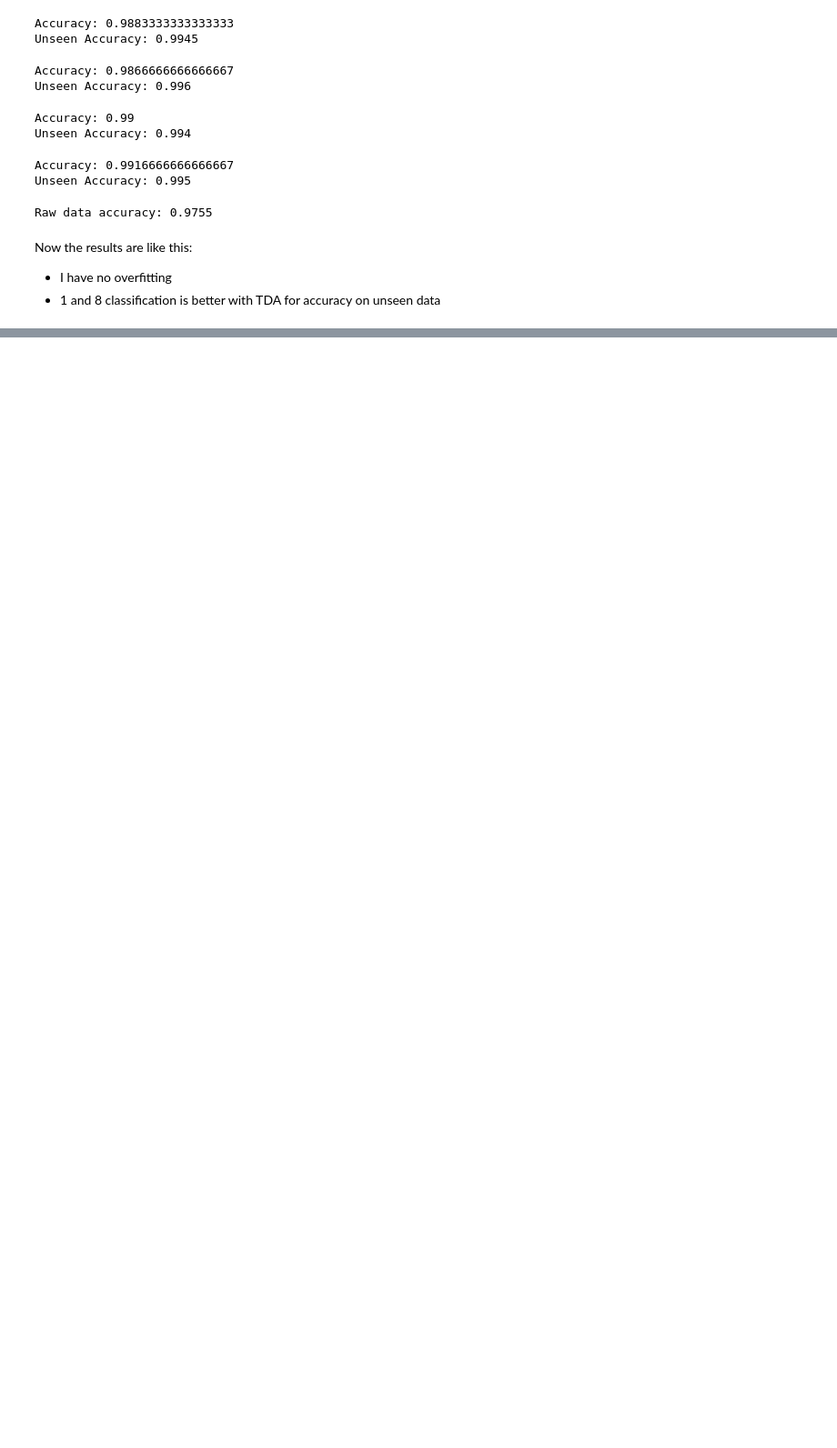
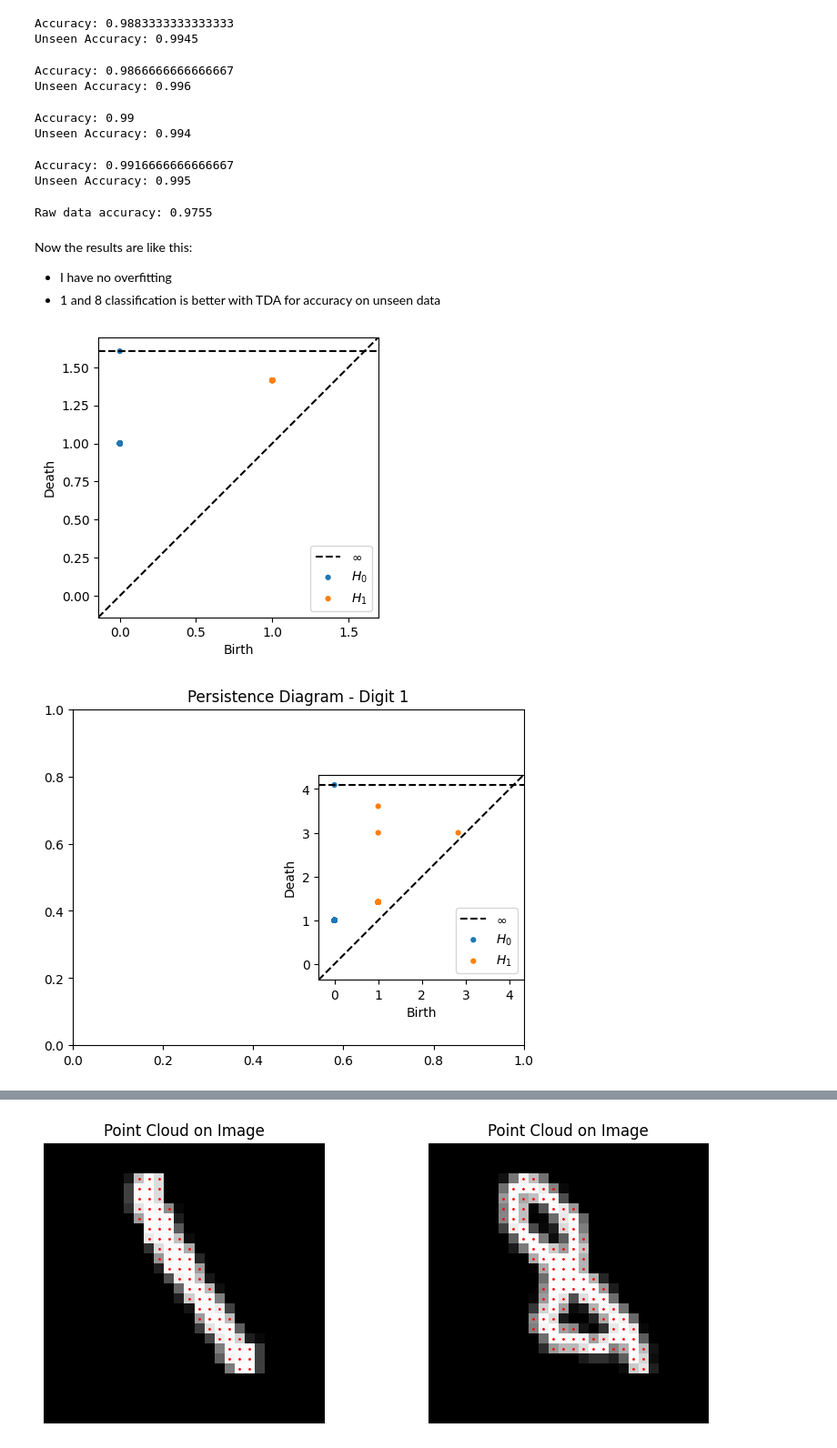
Before and after one commit to Raghayev17889/tda_project, a Jupyter notebook: TDA_apply.ipynb, the cells around one changed output, grey strips where cells are left out. Shown: that part at 91% size. Saved outputs shown, nothing was run; the diff lists cells and outputs as text; code cells hidden in the pictures; blank space fills up the shorter version.

Commit message:
Some visualizations and summary

```diff
--- a/TDA_apply.ipynb
+++ b/TDA_apply.ipynb
@@ -290,3 +290,46 @@ Now the results are like this:
 
 *   I have no overfitting
 *   1 and 8 classification is better with TDA for accuracy on unseen data
+# %%
+
+
+
+import matplotlib.pyplot as plt
+from ripser import ripser
+from persim import plot_diagrams
+
+img1 = X_imgs[y_training == 1][0]
+img8 = X_imgs[y_training == 8][0]
+
+pc1 = image_to_pointcloud(img1)
+pc8 = image_to_pointcloud(img8)
+
+dgm1 = ripser(pc1, maxdim=1)['dgms']
+dgm8 = ripser(pc8, maxdim=1)['dgms']
+
+plt.figure(figsize=(12, 4))
+plt.subplot(1, 2, 1)
+plot_diagrams(dgm1, show=True)
+plt.title("Persistence Diagram - Digit 1")
+
+plt.subplot(1, 2, 2)
+plot_diagrams(dgm8, show=True)
+plt.title("Persistence Diagram - Digit 8")
+
+
+def show_image_with_pointcloud(img):
+    plt.imshow(img, cmap='gray')
+    points = image_to_pointcloud(img)
+    plt.scatter(points[:, 1], points[:, 0], c='red', s=1)
+    plt.title("Point Cloud on Image")
+    plt.gca().invert_yaxis()
+    plt.axis('off')
+
+plt.figure(figsize=(10, 4))
+plt.subplot(1, 2, 1)
+show_image_with_pointcloud(img1)
+plt.subplot(1, 2, 2)
+show_image_with_pointcloud(img8)
+# %% [output]
+[figure, added]
+[figure, added]
@@ -292,0 +337 @@ Now the results are like this:
+[figure, added]
```
Also changed, not shown: parts of 3 cells of this notebook.
